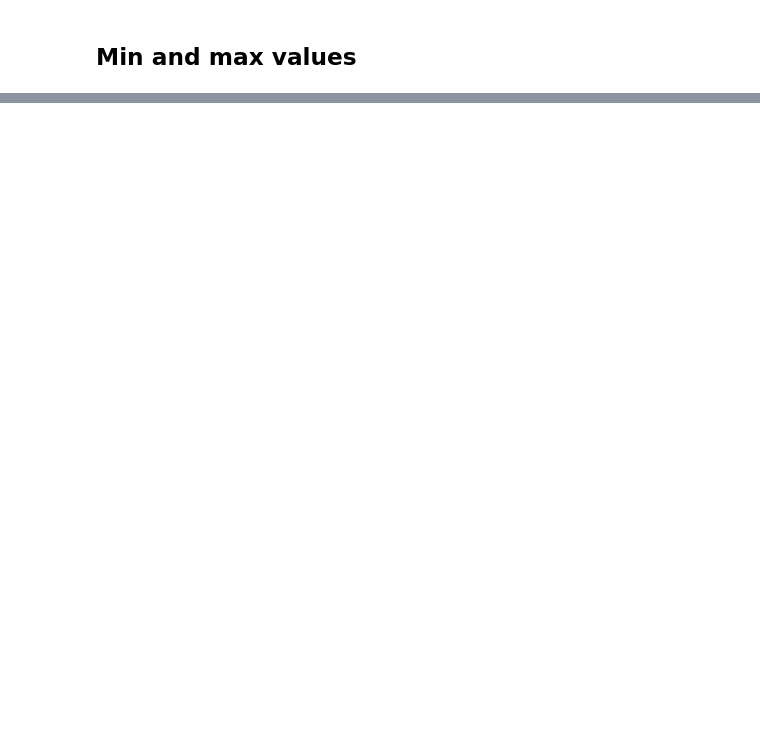
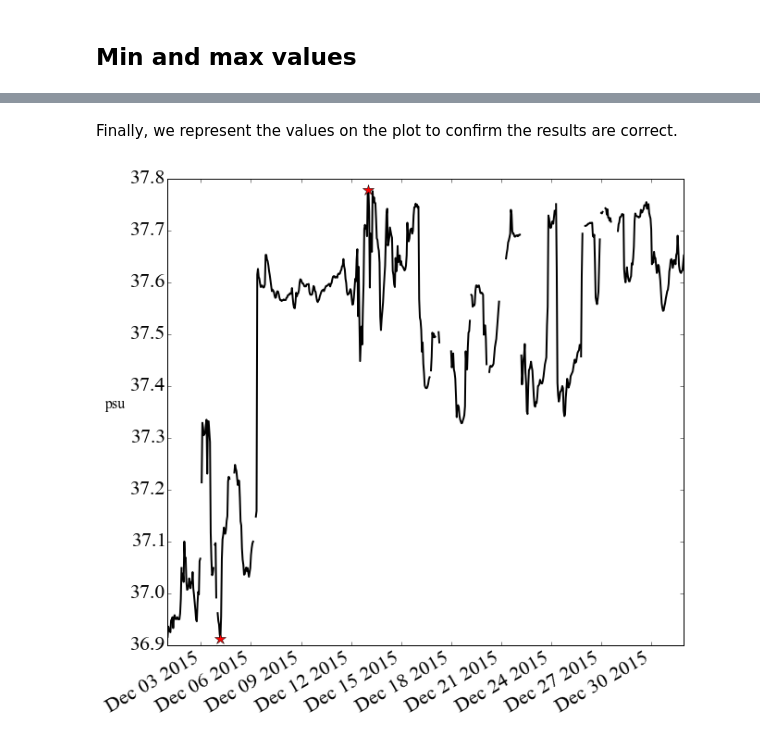
Before and after one commit to ctroupin/Python-Course-Cadiz, a Jupyter notebook: exercises/solutions/2-plot_ibiza_temperature_salinity.ipynb, the cells around one changed output, grey strips where cells are left out. Cells and saved outputs as stored; diff of their text form; code cells hidden in the pictures; blank space fills up the shorter version.

Commit message:
correction exercise 2

```diff
--- a/exercises/solutions/2-plot_ibiza_temperature_salinity.ipynb
+++ b/exercises/solutions/2-plot_ibiza_temperature_salinity.ipynb
@@ -107,0 +135,3 @@ Compute the dates when the minimal and maximal values of salinity occur.
+# %%
+index_salinitymin = np.nanargmin(salinity.array)
+index_salinitymax = np.nanargmax(salinity.array)
@@ -107,0 +146,14 @@ Compute the dates when the minimal and maximal values of salinity occur.
+# %% [markdown]
+Finally, we represent the values on the plot to confirm the results are correct.
+# %%
+fig = plt.figure(figsize=(10, 10))
+plt.plot(stationtime2, salinity)
+plt.ylabel(salinity.units, horizontalalignment='right', rotation=0, fontsize=16)
+plt.plot(stationtime2[index_salinitymin], salinity.array[index_salinitymin], 'r*', ms=12)
+plt.plot(stationtime2[index_salinitymax], salinity.array[index_salinitymax], 'r*', ms=12)
+
+plt.gcf().autofmt_xdate()
+plt.show()
+plt.close()
+# %% [output]
+[figure, added]
```
Also changed, not shown: parts of 15 cells of this notebook.
